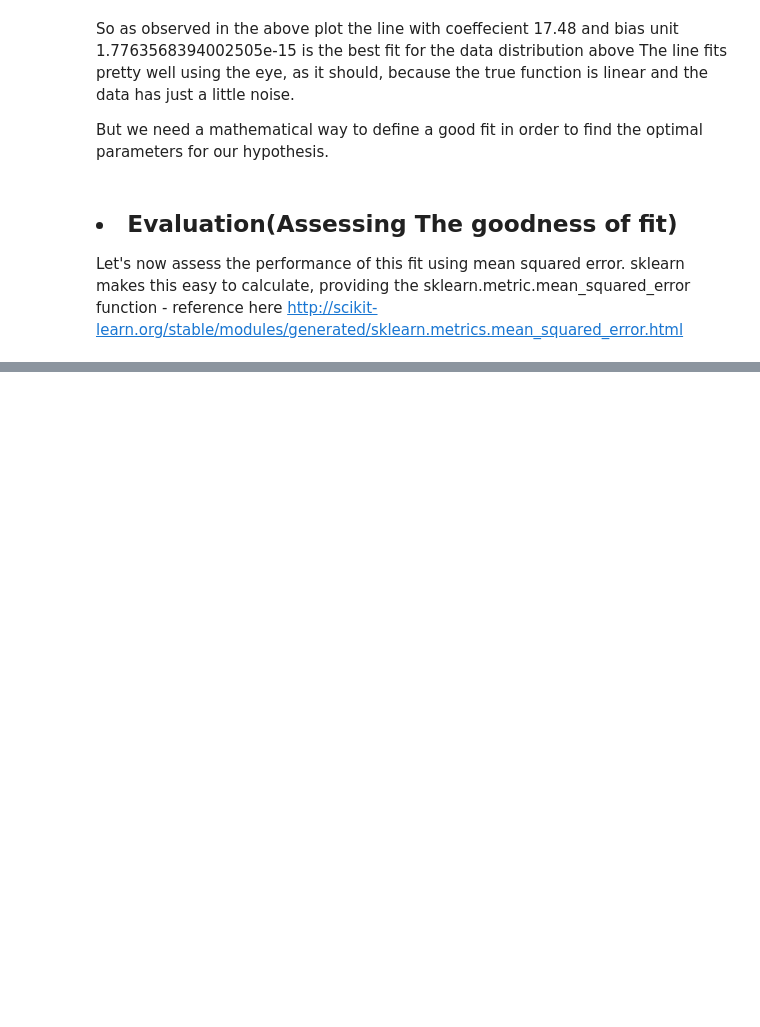
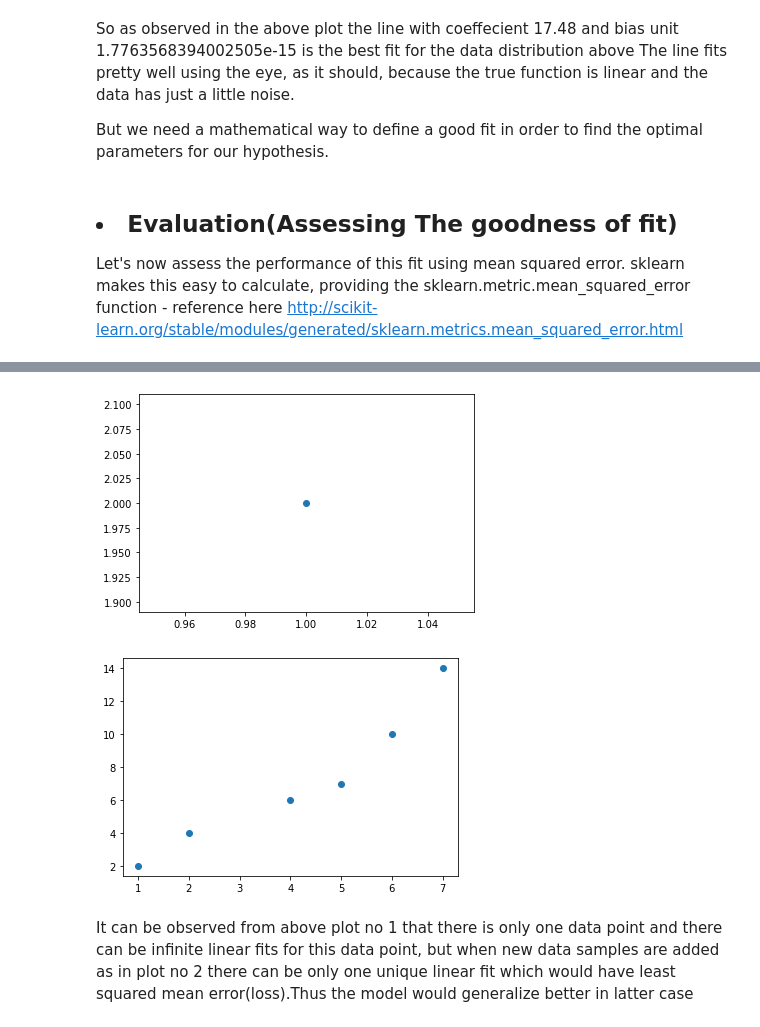
Before and after one commit to premalrupnur/hacktoberfest, a Jupyter notebook: projects/machine_learning/Linear Regression.ipynb, the cells around one changed output, grey strips where cells are left out. Cells and saved outputs as stored; diff of their text form; code cells hidden in the pictures; blank space fills up the shorter version.

```diff
--- a/projects/machine_learning/Linear Regression.ipynb
+++ b/projects/machine_learning/Linear Regression.ipynb
@@ -171,0 +187,14 @@ The following picture shows various bias-variance regimes, assuming our function
+# %%
+x = np.array([1])
+y = np.array([2])
+plt.scatter(x,y)
+plt.show()
+x = np.array([1,4,5,2,6,7])
+y = np.array([2,6,7,4,10,14])
+plt.scatter(x,y)
+plt.show()
+# %% [output]
+[figure, added]
+[figure, added]
+# %% [markdown]
+It can be observed from above plot no 1 that there is only one data point and there can be infinite linear fits for this data point, but when new data samples are added as in plot no 2 there can be only one unique linear fit which would have least squared mean error(loss).Thus the model would generalize better in latter case
```
Also changed, not shown: parts of 8 cells of this notebook.
